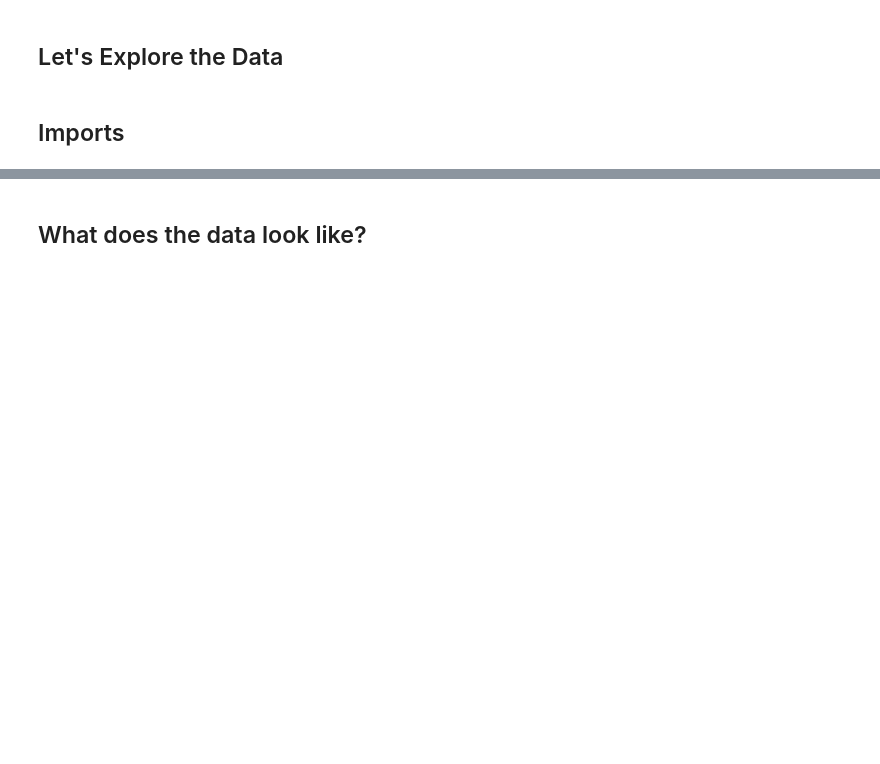
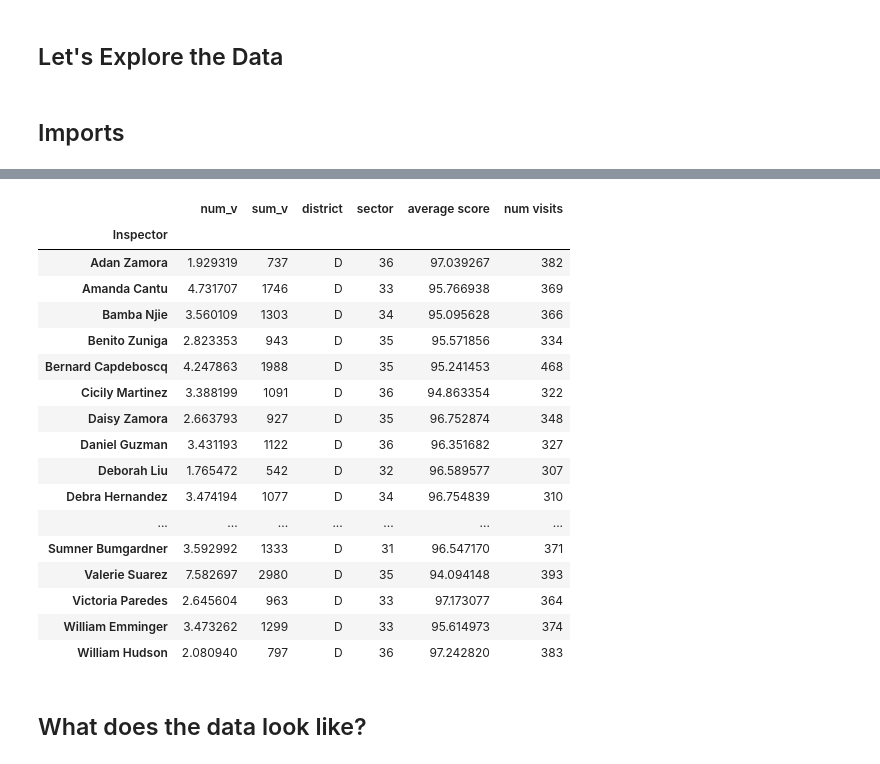
Before and after one commit to CodeBound-Annihilators/yelpproject, a Jupyter notebook: jeffs_new_health_data_exploration.ipynb, the cells around one changed output, grey strips where cells are left out. Drawn from its saved outputs; the diff is of its cells as text; code cells hidden in the pictures; blank space fills up the shorter version.

```diff
--- a/jeffs_new_health_data_exploration.ipynb
+++ b/jeffs_new_health_data_exploration.ipynb
@@ -15,3 +30,30 @@ df=pd.read_csv('health_inspector_combined.csv')
+# %%
+inspector = pd.DataFrame(df.groupby('Inspector')['num_v'].mean())
+inspector['sum_v'] = df.groupby('Inspector')['num_v'].sum()
+inspector['district'] = df.groupby('Inspector')['DISTRICT'].max()
+inspector['sector'] = df.groupby('Inspector')['SECTOR'].max()
+inspector['average score'] = df.groupby('Inspector')['TOTAL SCORE'].mean()
+inspector['num visits'] = df['Inspector'].value_counts()
+inspector
+# %% [output]
+|  | num_v | sum_v | district | sector | average score | num visits |
+| Inspector |  |  |  |  |  |  |
+| Adan Zamora | 1.929319 | 737 | D | 36 | 97.039267 | 382 |
+| Amanda Cantu | 4.731707 | 1746 | D | 33 | 95.766938 | 369 |
+| Bamba Njie | 3.560109 | 1303 | D | 34 | 95.095628 | 366 |
+| Benito Zuniga | 2.823353 | 943 | D | 35 | 95.571856 | 334 |
+| Bernard Capdeboscq | 4.247863 | 1988 | D | 35 | 95.241453 | 468 |
+| Cicily Martinez | 3.388199 | 1091 | D | 36 | 94.863354 | 322 |
+| Daisy Zamora | 2.663793 | 927 | D | 35 | 96.752874 | 348 |
+| Daniel Guzman | 3.431193 | 1122 | D | 36 | 96.351682 | 327 |
+| Deborah Liu | 1.765472 | 542 | D | 32 | 96.589577 | 307 |
+| Debra Hernandez | 3.474194 | 1077 | D | 34 | 96.754839 | 310 |
+| ... | ... | ... | ... | ... | ... | ... |
+| Sumner Bumgardner | 3.592992 | 1333 | D | 31 | 96.547170 | 371 |
+| Valerie Suarez | 7.582697 | 2980 | D | 35 | 94.094148 | 393 |
+| Victoria Paredes | 2.645604 | 963 | D | 33 | 97.173077 | 364 |
+| William Emminger | 3.473262 | 1299 | D | 33 | 95.614973 | 374 |
+| William Hudson | 2.080940 | 797 | D | 36 | 97.242820 | 383 |
 # %%
 df = df[['ESTABLISHMENT NAME', 'ESTABLISHMENT ADDRESS', 'INSPECTION DATE', 'SECTOR', 'DISTRICT', 'TOTAL SCORE', 'LINK' ]]
 # %% [markdown]
```
Also changed, not shown: parts of 1 cell of this notebook.
